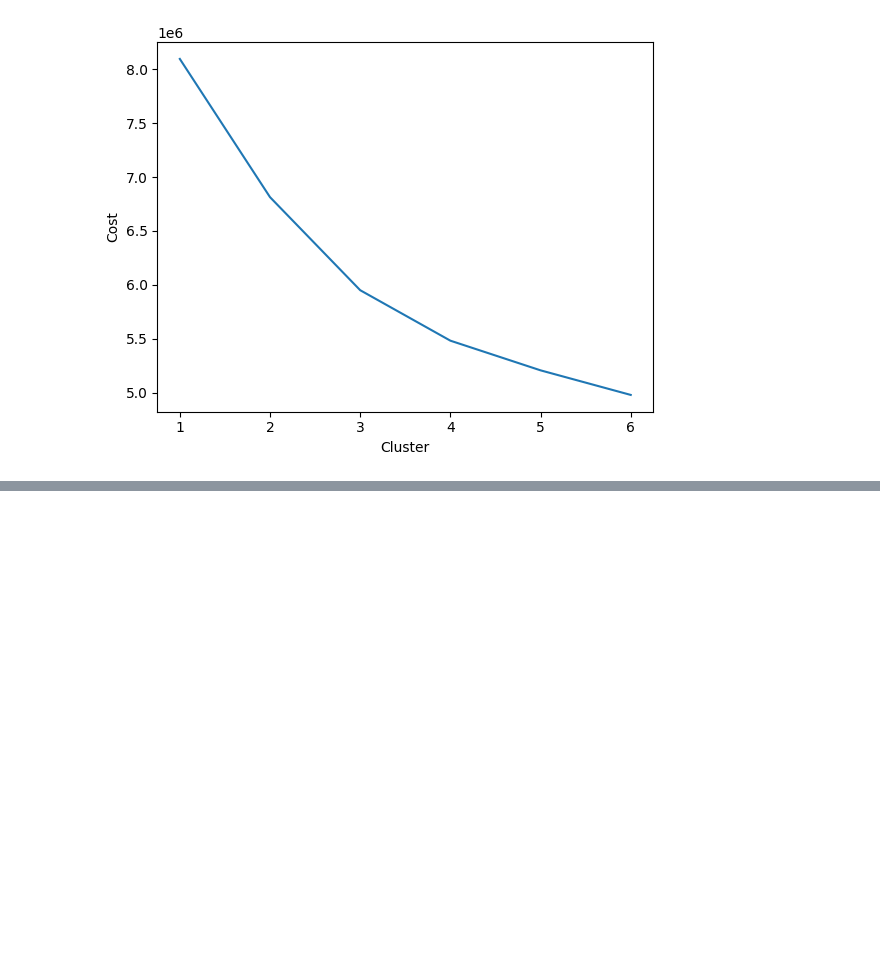
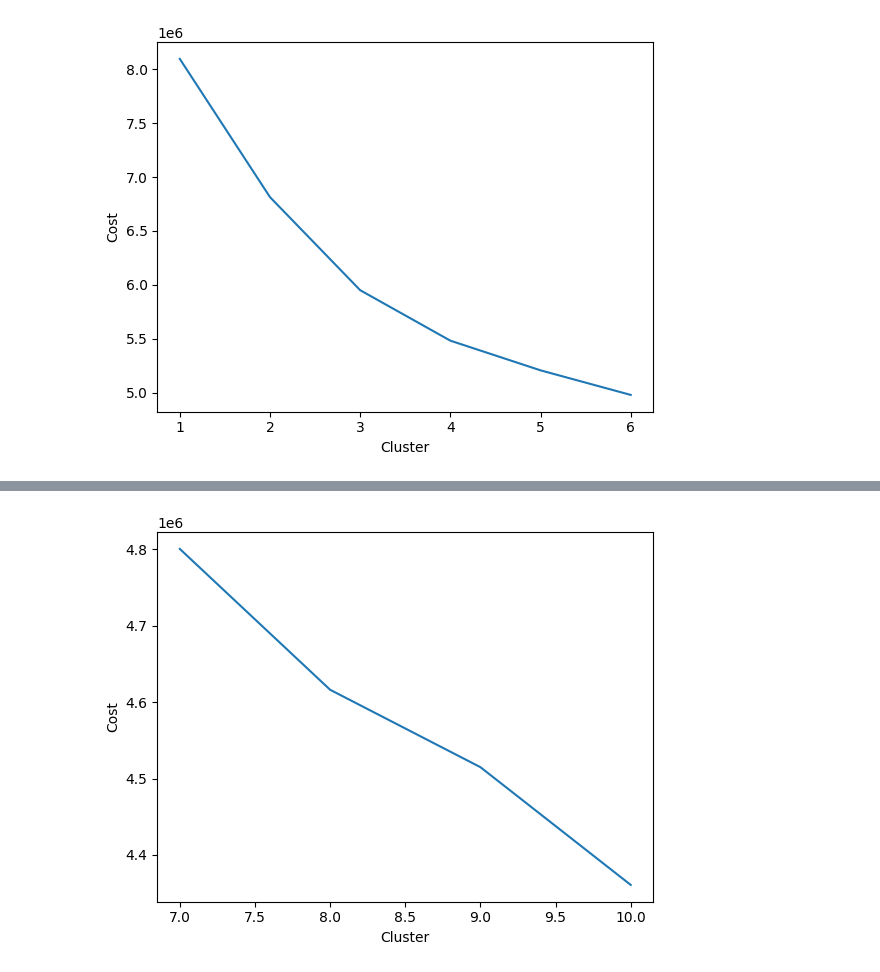
Before and after one commit to SungaHwang/2022_Big_Contest, a Jupyter notebook: DailyNote/10_05/Spec_elbowmethod_황성아.ipynb, the cells around one changed output, grey strips where cells are left out. Saved outputs shown, nothing was run; the diff lists cells and outputs as text; code cells hidden in the pictures; blank space fills up the shorter version.

```diff
--- a/DailyNote/10_05/Spec_elbowmethod_황성아.ipynb
+++ b/DailyNote/10_05/Spec_elbowmethod_황성아.ipynb
@@ -66,3 +66,10 @@ plt.ylabel('Cost')
 plt.show()
 # %% [output]
 [figure]
+# %%
+cost = []
+for cluster in range(7,11):
+    print('{cluster}\.cluster start'.format(cluster=cluster))
+    kproto = KPrototypes(n_clusters = cluster, init='Huang',n_init=2,verbose= 1)
+    kproto.fit(data, categorical= [0,2,3,4,6,7,8])
+    cost.append(kproto.cost_)
@@ -68,0 +94,7 @@ plt.show()
+# %%
+plt.plot(range(7,11),cost)
+plt.xlabel('Cluster')
+plt.ylabel('Cost')
+plt.show()
+# %% [output]
+[figure, added]
```
Also changed, not shown: parts of 1 cell of this notebook.
